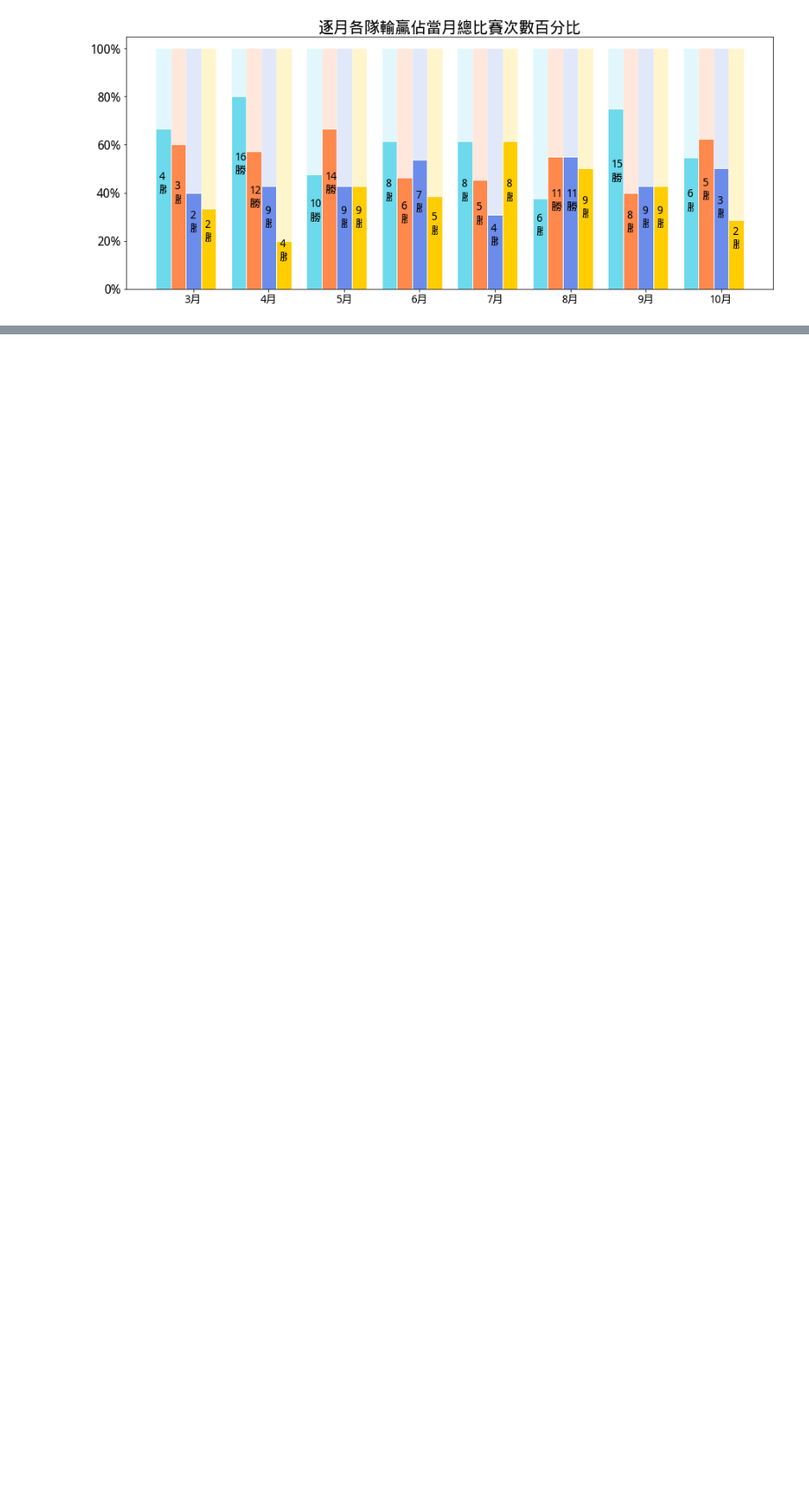
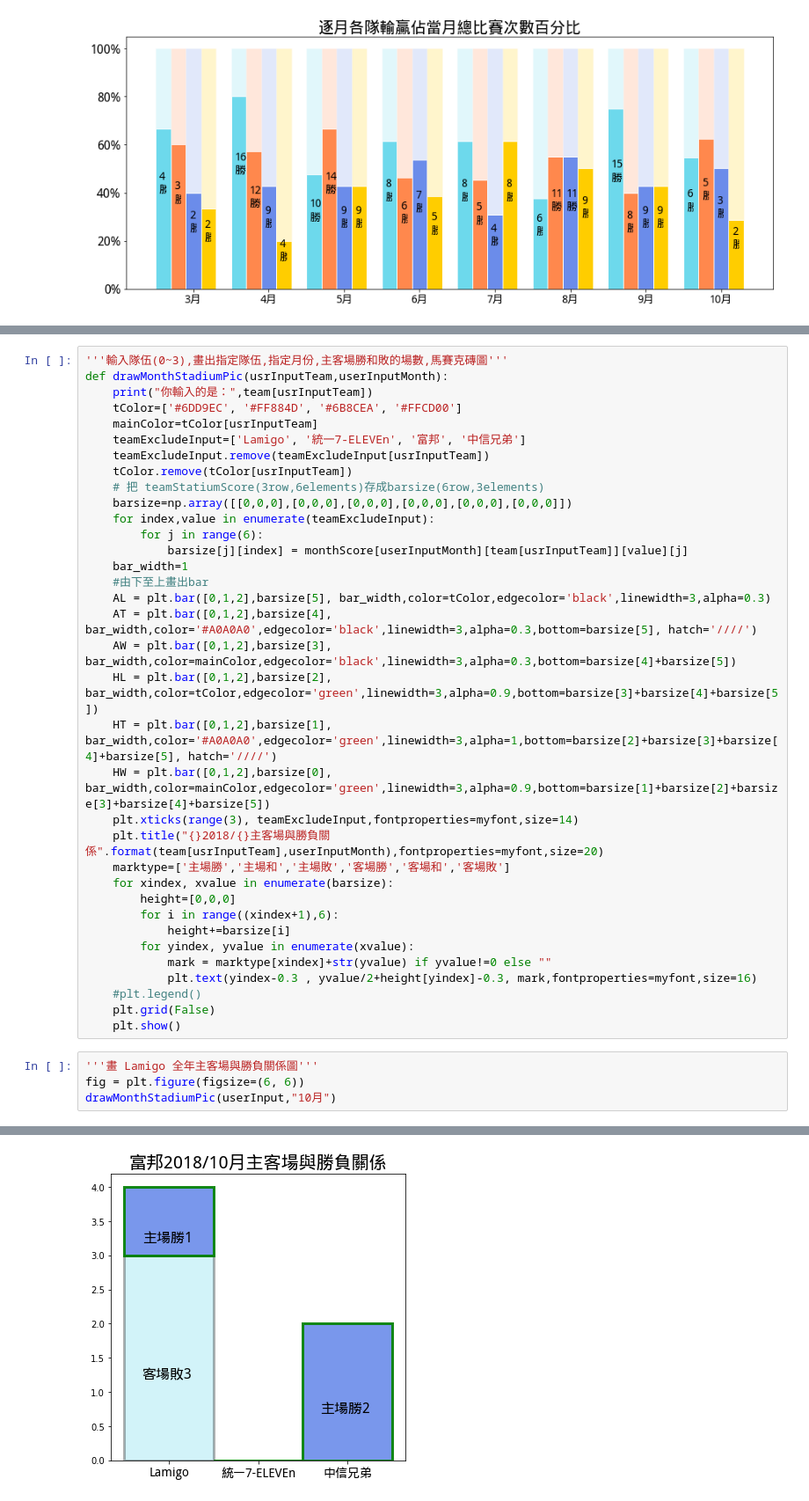
Before and after one commit to U10316043/dataclassSample, a Jupyter notebook: 2018中職球隊分析.ipynb, the cells around one changed output, grey strips where cells are left out. Shown: that part at 88% size. Cells and saved outputs as stored; diff of their text form; blank space fills up the shorter version.

```diff
--- a/2018中職球隊分析.ipynb
+++ b/2018中職球隊分析.ipynb
@@ -394,0 +395,40 @@ plt.show()
+# %%
+'''輸入隊伍(0~3),畫出指定隊伍,指定月份,主客場勝和敗的場數,馬賽克磚圖'''
+def drawMonthStadiumPic(usrInputTeam,userInputMonth):
+    print("你輸入的是：",team[usrInputTeam])
+    tColor=['#6DD9EC', '#FF884D', '#6B8CEA', '#FFCD00']
+    mainColor=tColor[usrInputTeam]
+    teamExcludeInput=['Lamigo', '統一7-ELEVEn', '富邦', '中信兄弟']
+    teamExcludeInput.remove(teamExcludeInput[usrInputTeam])
+    tColor.remove(tColor[usrInputTeam])
+    # 把 teamStatiumScore(3row,6elements)存成barsize(6row,3elements)
+    barsize=np.array([[0,0,0],[0,0,0],[0,0,0],[0,0,0],[0,0,0],[0,0,0]])
+    for index,value in enumerate(teamExcludeInput):
+        for j in range(6):
+            barsize[j][index] = monthScore[userInputMonth][team[usrInputTeam]][value][j]
+    bar_width=1
+    #由下至上畫出bar
+    AL = plt.bar([0,1,2],barsize[5], bar_width,color=tColor,edgecolor='black',linewidth=3,alpha=0.3)
+    AT = plt.bar([0,1,2],barsize[4], bar_width,color='#A0A0A0',edgecolor='black',linewidth=3,alpha=0.3,bottom=barsize[5], hatch='////')
+    AW = plt.bar([0,1,2],barsize[3], bar_width,color=mainColor,edgecolor='black',linewidth=3,alpha=0.3,bottom=barsize[4]+barsize[5])
+    HL = plt.bar([0,1,2],barsize[2], bar_width,color=tColor,edgecolor='green',linewidth=3,alpha=0.9,bottom=barsize[3]+barsize[4]+barsize[5])
+    HT = plt.bar([0,1,2],barsize[1], bar_width,color='#A0A0A0',edgecolor='green',linewidth=3,alpha=1,bottom=barsize[2]+barsize[3]+barsize[4]+barsize[5], hatch='////')
+    HW = plt.bar([0,1,2],barsize[0], bar_width,color=mainColor,edgecolor='green',linewidth=3,alpha=0.9,bottom=barsize[1]+barsize[2]+barsize[3]+barsize[4]+barsize[5])
+    plt.xticks(range(3), teamExcludeInput,fontproperties=myfont,size=14)
+    plt.title("{}2018/{}主客場與勝負關係".format(team[usrInputTeam],userInputMonth),fontproperties=myfont,size=20)
+    marktype=['主場勝','主場和','主場敗','客場勝','客場和','客場敗']
+    for xindex, xvalue in enumerate(barsize):
+        height=[0,0,0]
+        for i in range((xindex+1),6):
+            height+=barsize[i]
+        for yindex, yvalue in enumerate(xvalue):
+            mark = marktype[xindex]+str(yvalue) if yvalue!=0 else ""
+            plt.text(yindex-0.3 , yvalue/2+height[yindex]-0.3, mark,fontproperties=myfont,size=16)
+    #plt.legend()
+    plt.grid(False)
+    plt.show()
+# %%
+'''畫 Lamigo 全年主客場與勝負關係圖'''
+fig = plt.figure(figsize=(6, 6))
+drawMonthStadiumPic(userInput,"10月")
+# %% [output]
@@ -394,0 +436 @@ plt.show()
+[figure, added]
```
Also changed, not shown: parts of 4 cells of this notebook.
